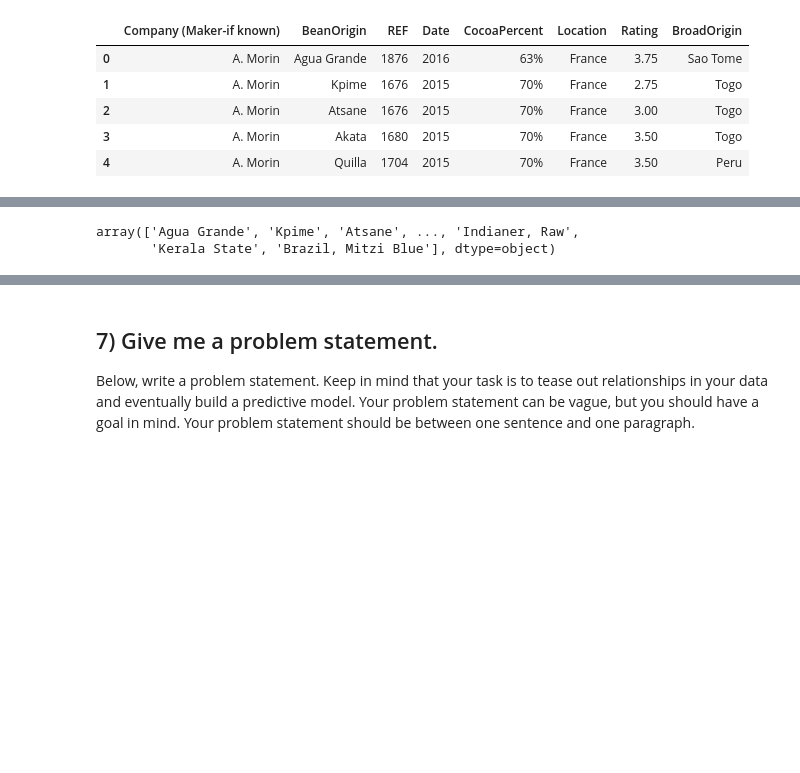
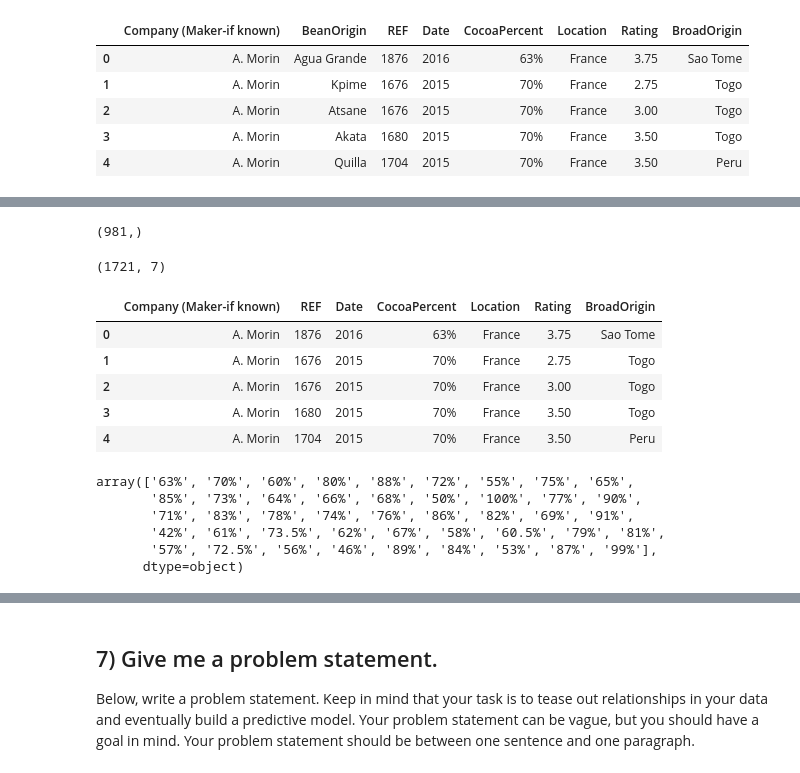
Before and after one commit to greeeneg/final-project, a Jupyter notebook: final-project.ipynb, the cells around one changed output, grey strips where cells are left out. Drawn from its saved outputs; the diff is of its cells as text; code cells hidden in the pictures; blank space fills up the shorter version.

Commit message:
cleaning

```diff
--- a/final-project.ipynb
+++ b/final-project.ipynb
@@ -384,5 +400,28 @@ ChocolateClean2.head()
 # %%
-ChocolateClean.BeanOrigin.unique()
+ChocolateClean2.BeanOrigin.unique().shape
 # %% [output]
-array(['Agua Grande', 'Kpime', 'Atsane', ..., 'Indianer, Raw',
-       'Kerala State', 'Brazil, Mitzi Blue'], dtype=object)
+(981,)
+# %%
+ChocolateClean3= ChocolateClean2.drop(columns=['BeanOrigin'])
+# %%
+ChocolateClean3.shape
+# %% [output]
+(1721, 7)
+# %%
+ChocolateClean3.head()
+# %% [output]
+|  | Company (Maker-if known) | REF | Date | CocoaPercent | Location | Rating | BroadOrigin |
+| 0 | A. Morin | 1876 | 2016 | 63% | France | 3.75 | Sao Tome |
+| 1 | A. Morin | 1676 | 2015 | 70% | France | 2.75 | Togo |
+| 2 | A. Morin | 1676 | 2015 | 70% | France | 3.00 | Togo |
+| 3 | A. Morin | 1680 | 2015 | 70% | France | 3.50 | Togo |
+| 4 | A. Morin | 1704 | 2015 | 70% | France | 3.50 | Peru |
+# %%
+ChocolateClean3.CocoaPercent.unique()
+# %% [output]
+array(['63%', '70%', '60%', '80%', '88%', '72%', '55%', '75%', '65%',
+       '85%', '73%', '64%', '66%', '68%', '50%', '100%', '77%', '90%',
+       '71%', '83%', '78%', '74%', '76%', '86%', '82%', '69%', '91%',
+       '42%', '61%', '73.5%', '62%', '67%', '58%', '60.5%', '79%', '81%',
+       '57%', '72.5%', '56%', '46%', '89%', '84%', '53%', '87%', '99%'],
+      dtype=object)
```
Also changed, not shown: parts of 22 cells of this notebook.
